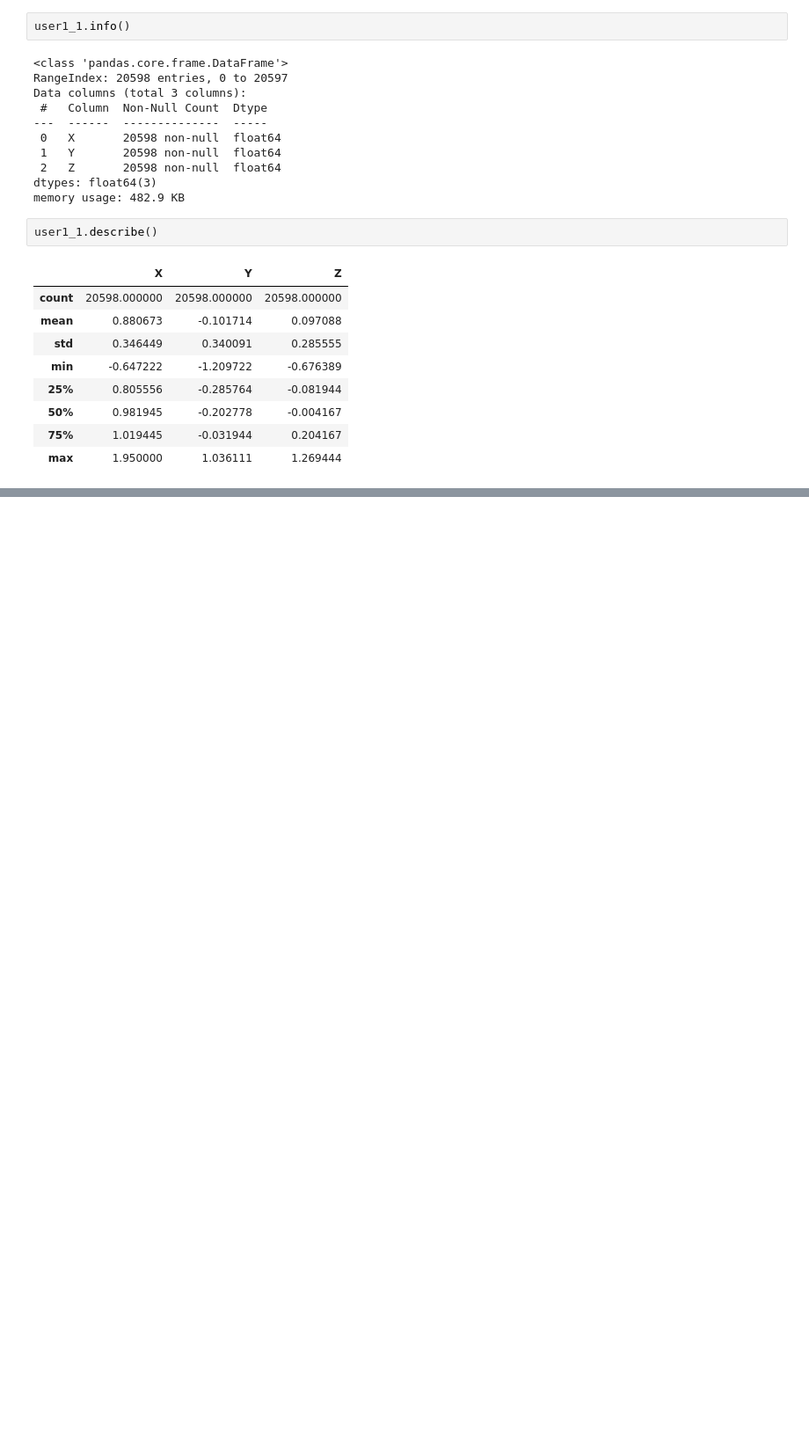
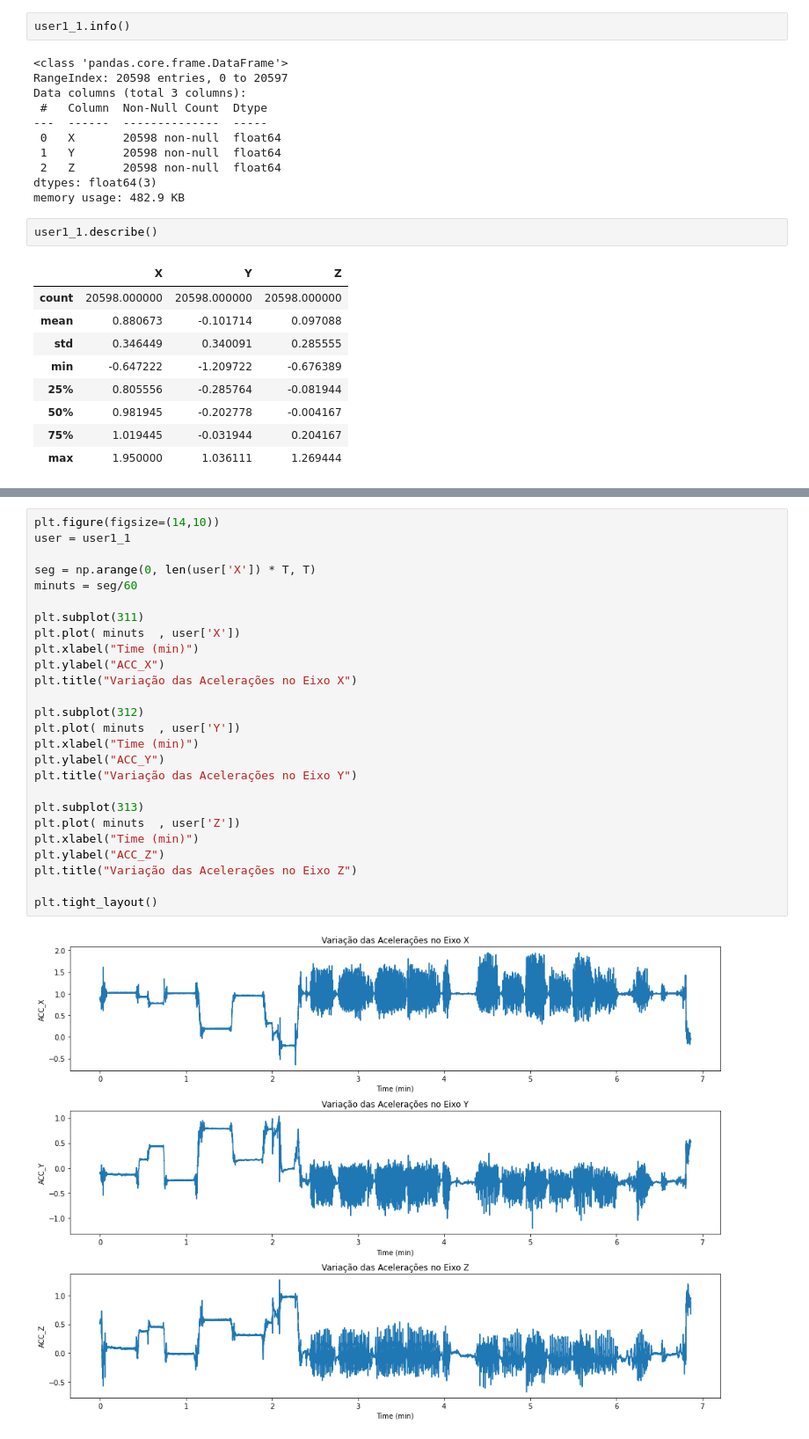
Before and after one commit to joelpoliveira/ProjetoATD, a Jupyter notebook: Nao_sei_o_nome.ipynb, the cells around one changed output, grey strips where cells are left out. Shown at 88% size. Drawn from its saved outputs; the diff is of its cells as text; blank space fills up the shorter version.

```diff
--- a/Nao_sei_o_nome.ipynb
+++ b/Nao_sei_o_nome.ipynb
@@ -170,0 +127,28 @@ plt.tight_layout()
+# %%
+plt.figure(figsize=(14,10))
+user = user1_1
+
+seg = np.arange(0, len(user['X']) * T, T)
+minuts = seg/60
+
+plt.subplot(311)
+plt.plot( minuts  , user['X'])
+plt.xlabel("Time (min)")
+plt.ylabel("ACC_X")
+plt.title("Variação das Acelerações no Eixo X")
+
+plt.subplot(312)
+plt.plot( minuts  , user['Y'])
+plt.xlabel("Time (min)")
+plt.ylabel("ACC_Y")
+plt.title("Variação das Acelerações no Eixo Y")
+
+plt.subplot(313)
+plt.plot( minuts  , user['Z'])
+plt.xlabel("Time (min)")
+plt.ylabel("ACC_Z")
+plt.title("Variação das Acelerações no Eixo Z")
+
+plt.tight_layout()
+# %% [output]
+[figure, added]
```
Also changed, not shown: parts of 6 cells of this notebook.
